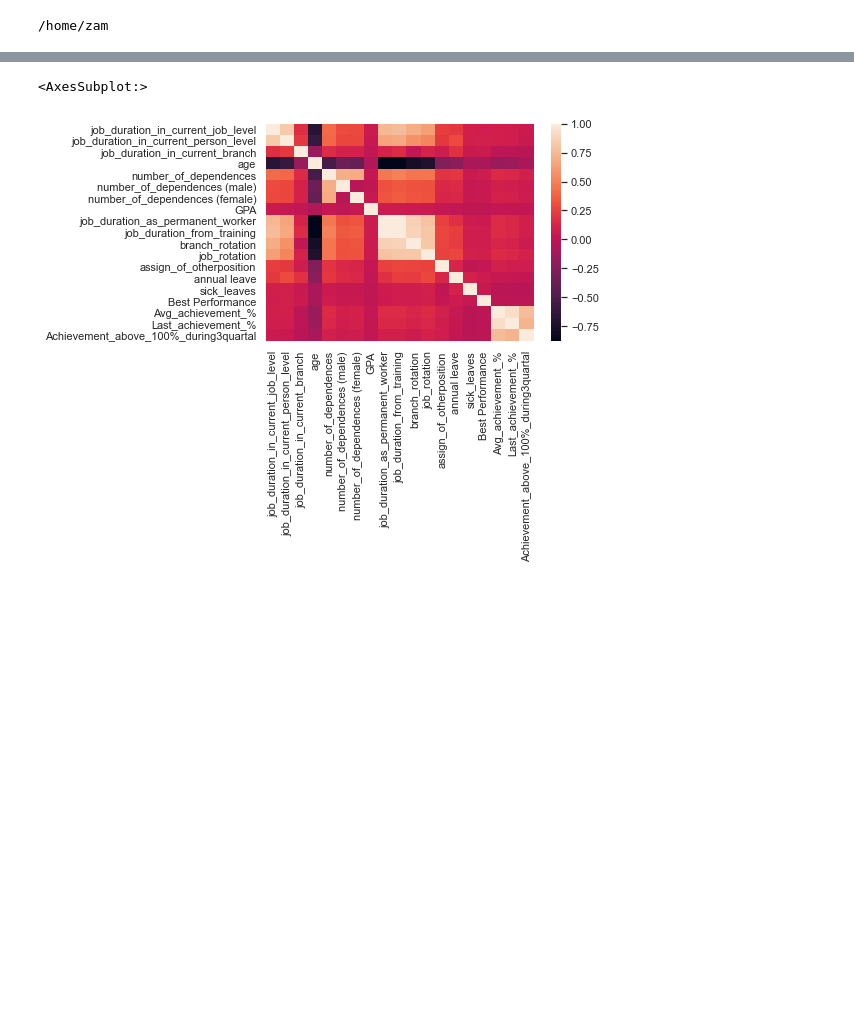
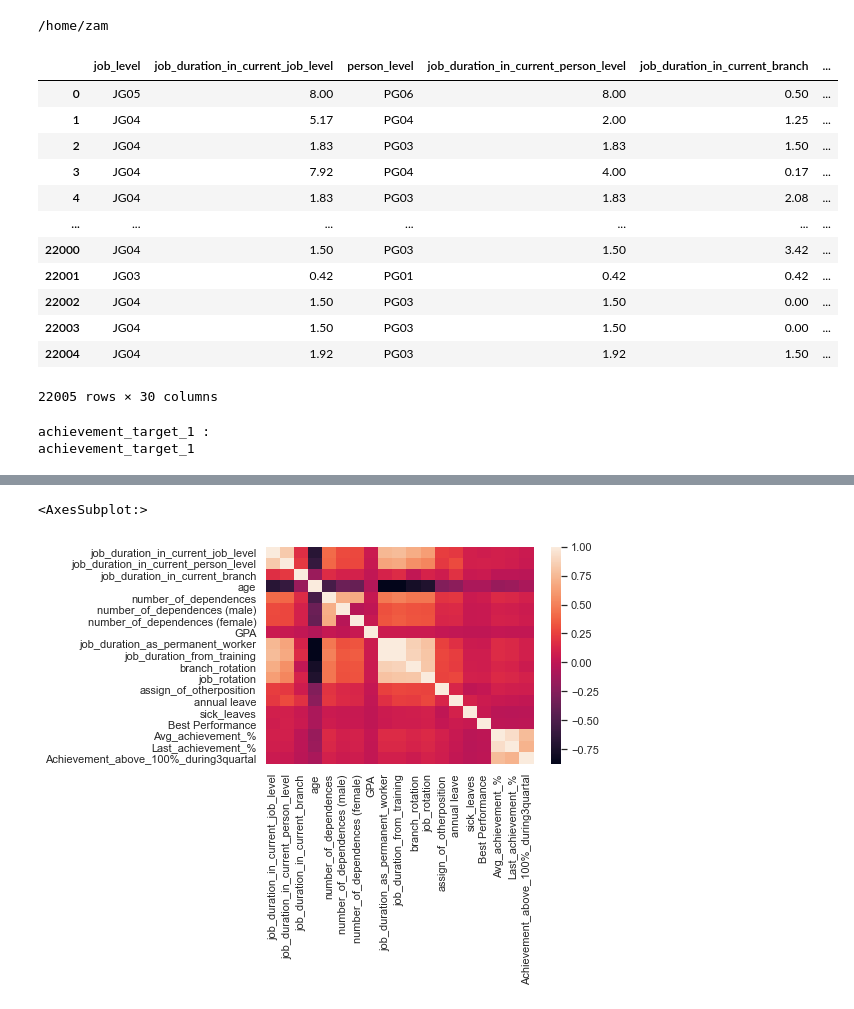
Before and after one commit to adib-enc/bri-people, a Jupyter notebook: bri1.ipynb, the cells around one changed output, grey strips where cells are left out. Saved outputs shown, nothing was run; the diff lists cells and outputs as text; code cells hidden in the pictures; blank space fills up the shorter version.

Commit message:
init preproc

```diff
--- a/bri1.ipynb
+++ b/bri1.ipynb
@@ -184,6 +185,68 @@ def run():
     t = Trainer("/home/zam/jupyters/dummy/data/train.csv")
     ret = t.overview()
 #     t.train()
-    return ret
+    return ret, t
 
-dfGlobal = run()
+# global dataframe
+dfGlobal, trainerGlobal = run()
+# %%
+dfGlobal
+# %% [output]
+|  | job_level | job_duration_in_current_job_level | person_level | job_duration_in_current_person_level | job_duration_in_current_branch | ... |
+| 0 | JG05 | 8.00 | PG06 | 8.00 | 0.50 | ... |
+| 1 | JG04 | 5.17 | PG04 | 2.00 | 1.25 | ... |
+| 2 | JG04 | 1.83 | PG03 | 1.83 | 1.50 | ... |
+| 3 | JG04 | 7.92 | PG04 | 4.00 | 0.17 | ... |
+| 4 | JG04 | 1.83 | PG03 | 1.83 | 2.08 | ... |
+| ... | ... | ... | ... | ... | ... | ... |
+| 22000 | JG04 | 1.50 | PG03 | 1.50 | 3.42 | ... |
+| 22001 | JG03 | 0.42 | PG01 | 0.42 | 0.42 | ... |
+| 22002 | JG04 | 1.50 | PG03 | 1.50 | 0.00 | ... |
+| 22003 | JG04 | 1.50 | PG03 | 1.50 | 0.00 | ... |
+| 22004 | JG04 | 1.92 | PG03 | 1.92 | 1.50 | ... |
+22005 rows × 30 columns
+# %%
+#preprocess
+class Cleaner():
+    def __init__(self, name, data=None):
+        pass
+
+    def clean(self, data, lamb1):
+        ret = lamb1(data)
+        return ret
+
+class Preproccess():
+    cols = []
+    baseio = None
+    output = None
+
+    def __init__(self, baseio=None, cols=None):
+        self.baseio = baseio
+        self.cols = cols
+        pass
+
+    def preproccess(self):
+        pp = pprint.PrettyPrinter(indent=4)
+        df = self.baseio.getData()
+        cols = self.cols
+
+        for c in cols:
+            print(c,":")
+            cleaner = Cleaner(c, df[c])
+            print(c)
+#             pp.pprint(df[c])
+            try:
+                pass
+#                 break
+            except:
+                print(h,": not number")
+
+    def output(self):
+        self.output = "out"
+
+bio = BaseIO("/home/zam/jupyters/dummy/data/train.csv")
+p = Preproccess(bio, ['achievement_target_1'])
+p.preproccess()
+# %% [output]
+achievement_target_1 :
+achievement_target_1
```
Also changed, not shown: parts of 7 cells of this notebook, 1 other file.
